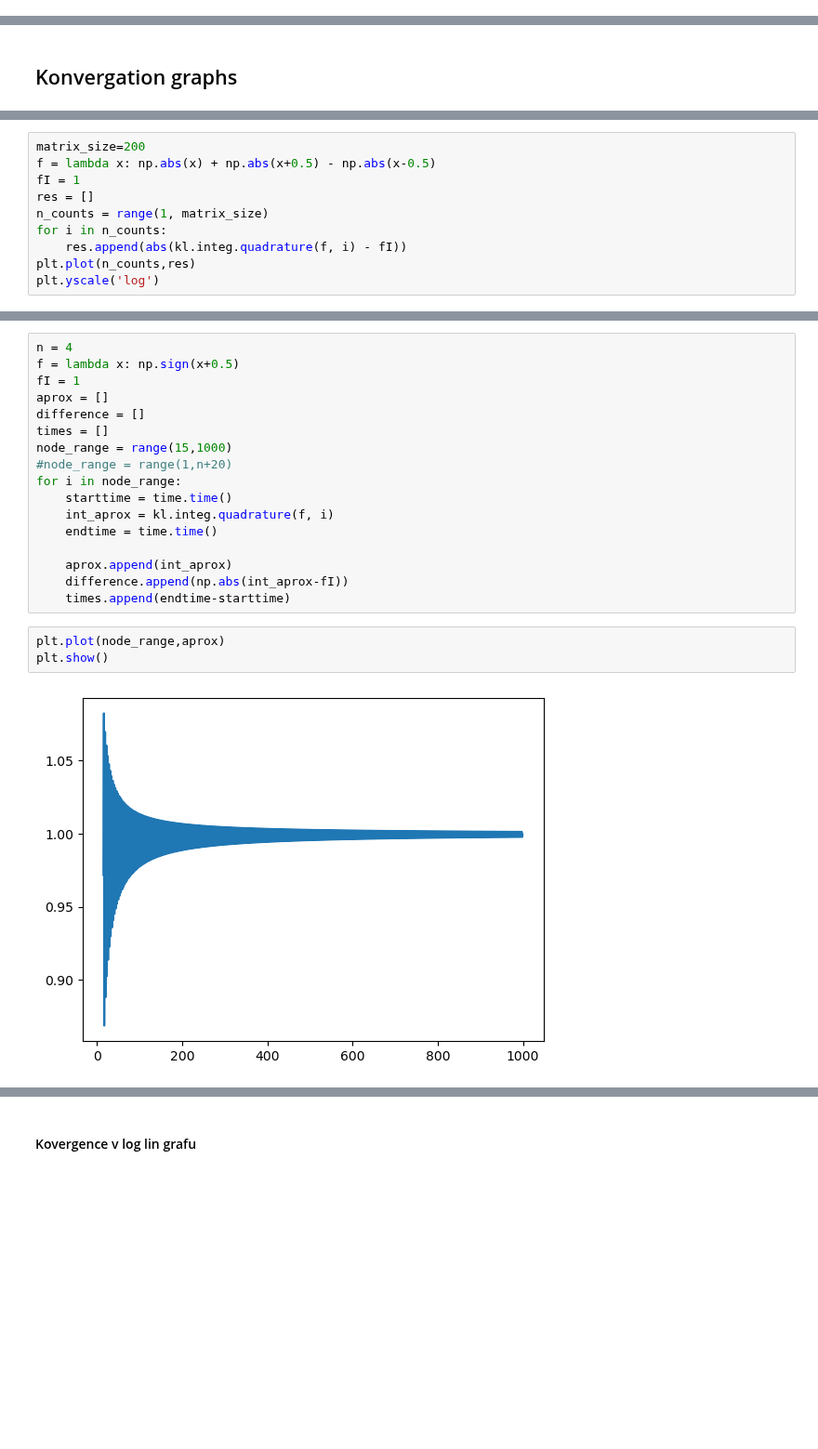
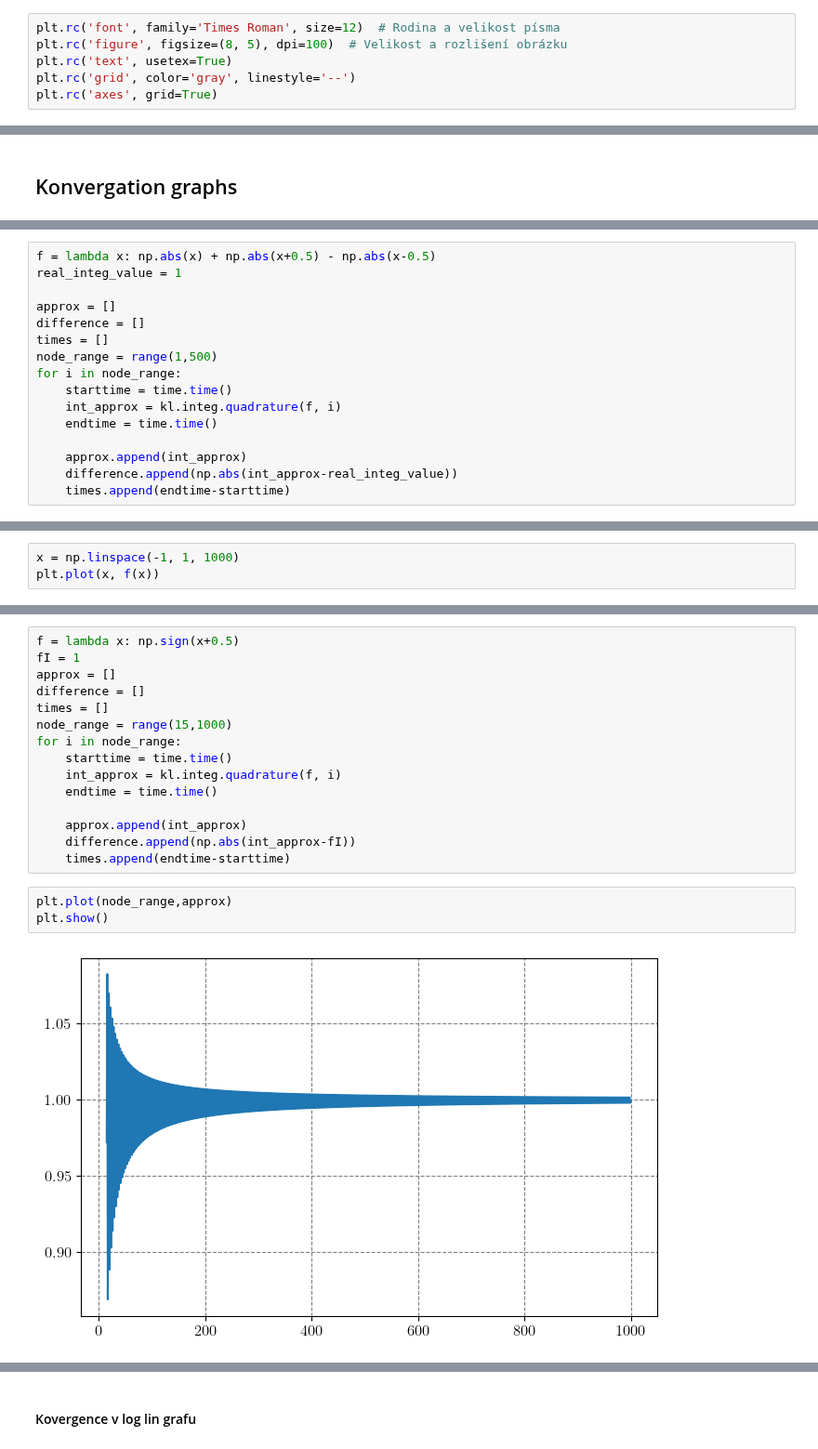
Before and after one commit to SED0280/BakalarkaCode, a Jupyter notebook: Gausova Kvadratura.ipynb, the cells around one changed output, grey strips where cells are left out. Shown at 93% size. Drawn from its saved outputs; the diff is of its cells as text; blank space fills up the shorter version.

Commit message:
added few more graph settings

```diff
--- a/Gausova Kvadratura.ipynb
+++ b/Gausova Kvadratura.ipynb
@@ -12,3 +14,9 @@ import time
+# %%
+plt.rc('font', family='Times Roman', size=12)  # Rodina a velikost písma
+plt.rc('figure', figsize=(8, 5), dpi=100)  # Velikost a rozlišení obrázku
+plt.rc('text', usetex=True)
+plt.rc('grid', color='gray', linestyle='--')
+plt.rc('axes', grid=True)
 # %% [markdown]
 # Calculating integrals using Gauss Quadrature rule and a Jakobi matrix
 # %%
@@ -206,10 +127,16 @@ plt.yscale('log')
 # %%
-matrix_size=200
 f = lambda x: np.abs(x) + np.abs(x+0.5) - np.abs(x-0.5)
-fI = 1
-res = []
-n_counts = range(1, matrix_size)
-for i in n_counts:
-    res.append(abs(kl.integ.quadrature(f, i) - fI))
-plt.plot(n_counts,res)
-plt.yscale('log')
+real_integ_value = 1
+
+approx = []
+difference = []
+times = []
+node_range = range(1,500)
+for i in node_range:
+    starttime = time.time()
+    int_approx = kl.integ.quadrature(f, i)
+    endtime = time.time()
+
+    approx.append(int_approx)
+    difference.append(np.abs(int_approx-real_integ_value))
+    times.append(endtime-starttime)
@@ -219,0 +143,3 @@ test nespojité funkce
+# %%
+x = np.linspace(-1, 1, 1000)
+plt.plot(x, f(x))
@@ -232,25 +179,23 @@ plt.yscale('log')
 # %%
-n = 4
 f = lambda x: np.sign(x+0.5)
 fI = 1
-aprox = []
+approx = []
 difference = []
 times = []
 node_range = range(15,1000)
-#node_range = range(1,n+20)
 for i in node_range:
     starttime = time.time()
-    int_aprox = kl.integ.quadrature(f, i)
+    int_approx = kl.integ.quadrature(f, i)
     endtime = time.time()
 
-    aprox.append(int_aprox)
-    difference.append(np.abs(int_aprox-fI))
+    approx.append(int_approx)
+    difference.append(np.abs(int_approx-fI))
     times.append(endtime-starttime)
 # %%
-plt.plot(node_range,aprox)
+plt.plot(node_range,approx)
 plt.show()
 # %% [output]
-[figure, old version]
+[figure, new version]
 # %%
 plt.plot(node_range,difference)
 plt.yscale('log')
```
Also changed, not shown: parts of 39 cells of this notebook, 2 other files.
